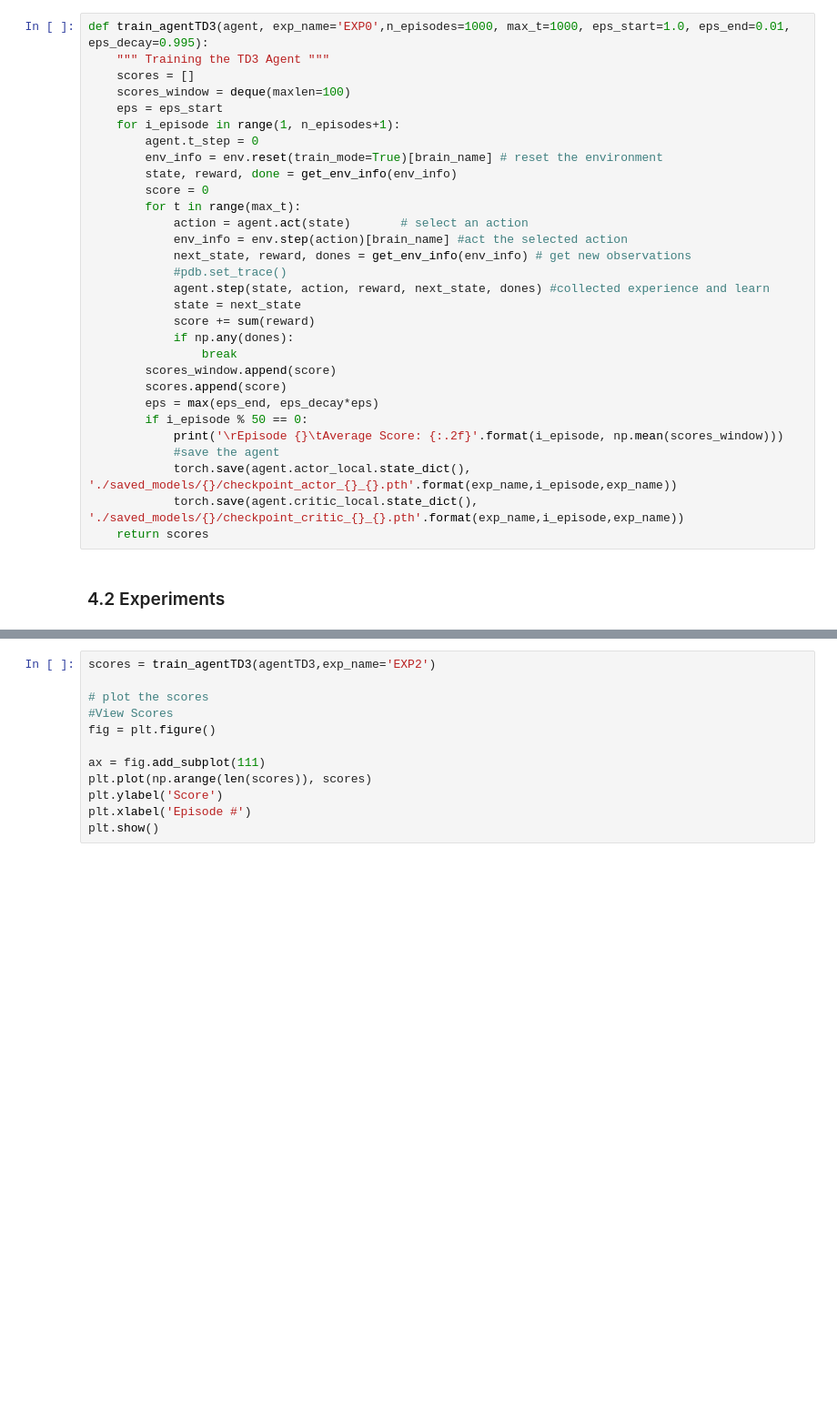
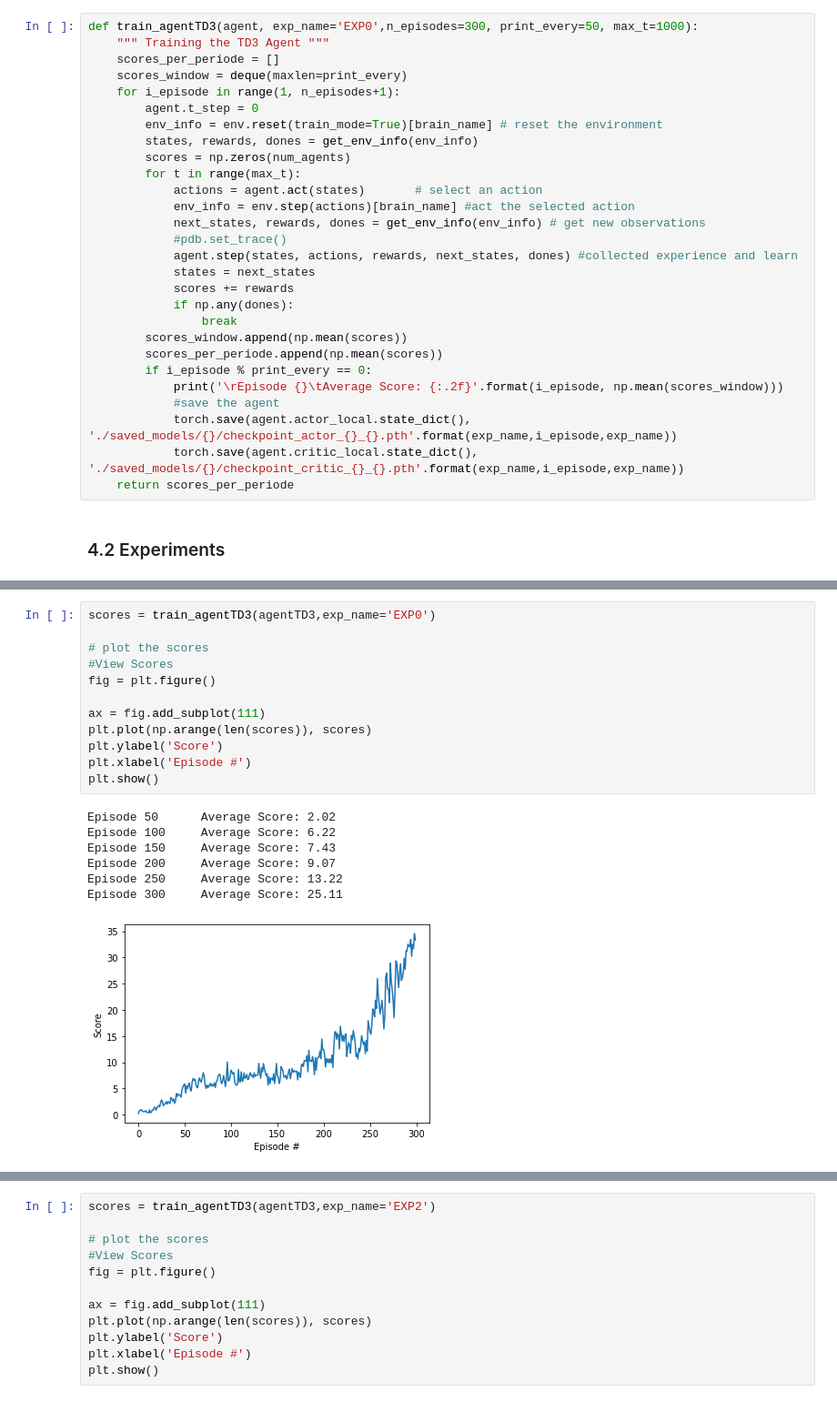
Before and after one commit to guzjdr/p2_continuous_control_DeepRLND, a Jupyter notebook: Continuous_Control.ipynb, the cells around one changed output, grey strips where cells are left out. Shown: that part at 91% size. Saved outputs shown, nothing was run; the diff lists cells and outputs as text; blank space fills up the shorter version.

Commit message:
Updated: Critic loss function and Correction of score tracker; EXP0: TD3 Multi Agent training and eval

```diff
--- a/Continuous_Control.ipynb
+++ b/Continuous_Control.ipynb
@@ -154,32 +154,30 @@ def get_env_info(enviroment):
 # %%
-def train_agentTD3(agent, exp_name='EXP0',n_episodes=1000, max_t=1000, eps_start=1.0, eps_end=0.01, eps_decay=0.995):
+def train_agentTD3(agent, exp_name='EXP0',n_episodes=300, print_every=50, max_t=1000):
     """ Training the TD3 Agent """
-    scores = []
-    scores_window = deque(maxlen=100)
-    eps = eps_start
+    scores_per_periode = []
+    scores_window = deque(maxlen=print_every)
     for i_episode in range(1, n_episodes+1):
         agent.t_step = 0
         env_info = env.reset(train_mode=True)[brain_name] # reset the environment
-        state, reward, done = get_env_info(env_info)
-        score = 0
+        states, rewards, dones = get_env_info(env_info)
+        scores = np.zeros(num_agents)
         for t in range(max_t):
-            action = agent.act(state)       # select an action
-            env_info = env.step(action)[brain_name] #act the selected action
-            next_state, reward, dones = get_env_info(env_info) # get new observations
+            actions = agent.act(states)       # select an action
+            env_info = env.step(actions)[brain_name] #act the selected action
+            next_states, rewards, dones = get_env_info(env_info) # get new observations
             #pdb.set_trace()
-            agent.step(state, action, reward, next_state, dones) #collected experience and learn
-            state = next_state
-            score += sum(reward)
+            agent.step(states, actions, rewards, next_states, dones) #collected experience and learn
+            states = next_states
+            scores += rewards
             if np.any(dones):
                 break
-        scores_window.append(score)
-        scores.append(score)
-        eps = max(eps_end, eps_decay*eps)
-        if i_episode % 50 == 0:
+        scores_window.append(np.mean(scores))
+        scores_per_periode.append(np.mean(scores))
+        if i_episode % print_every == 0:
             print('\rEpisode {}\tAverage Score: {:.2f}'.format(i_episode, np.mean(scores_window)))
             #save the agent
             torch.save(agent.actor_local.state_dict(), './saved_models/{}/checkpoint_actor_{}_{}.pth'.format(exp_name,i_episode,exp_name))
             torch.save(agent.critic_local.state_dict(), './saved_models/{}/checkpoint_critic_{}_{}.pth'.format(exp_name,i_episode,exp_name))
-    return scores
+    return scores_per_periode
 # %% [markdown]
 ### 4.2 Experiments
@@ -185,0 +186,20 @@ def train_agentTD3(agent, exp_name='EXP0',n_episodes=1000, max_t=1000, eps_start
+# %%
+scores = train_agentTD3(agentTD3,exp_name='EXP0')
+
+# plot the scores
+#View Scores
+fig = plt.figure()
+
+ax = fig.add_subplot(111)
+plt.plot(np.arange(len(scores)), scores)
+plt.ylabel('Score')
+plt.xlabel('Episode #')
+plt.show()
+# %% [output]
+Episode 50      Average Score: 2.02
+Episode 100     Average Score: 6.22
+Episode 150     Average Score: 7.43
+Episode 200     Average Score: 9.07
+Episode 250     Average Score: 13.22
+Episode 300     Average Score: 25.11
+[figure, added]
```
Also changed, not shown: parts of 6 cells of this notebook, 15 other files.
